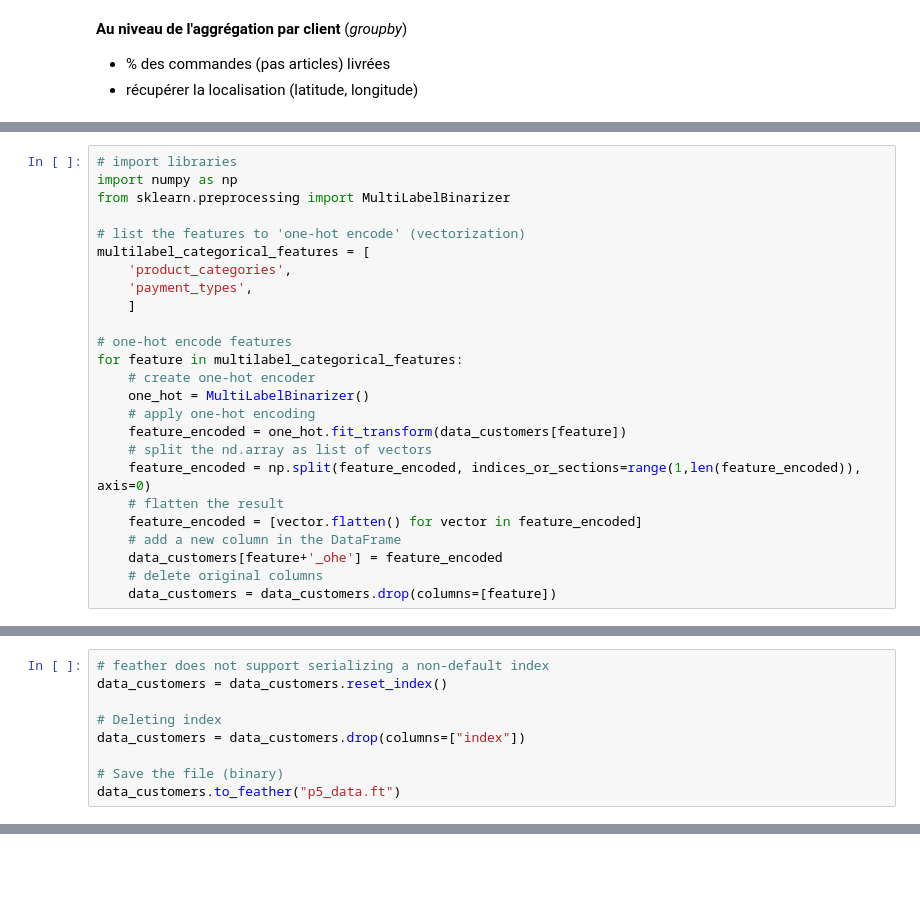
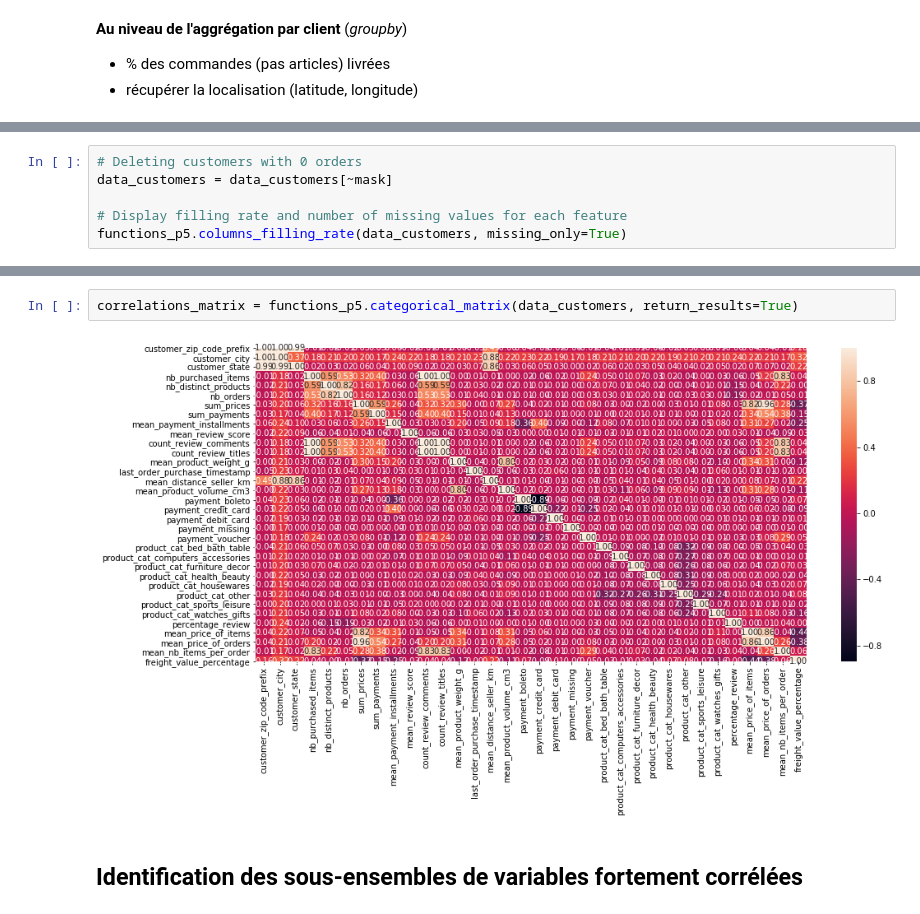
Before and after one commit to bayethiernodiop/Parcours-Data-Scientist, a Jupyter notebook: projet5/projet5_exploration.ipynb, the cells around one changed output, grey strips where cells are left out. Cells and saved outputs as stored; diff of their text form; blank space fills up the shorter version.

```diff
--- a/projet5/projet5_exploration.ipynb
+++ b/projet5/projet5_exploration.ipynb
@@ -719,0 +1436,6 @@ data_gb_order = data.groupby(by='order_id')[]
+# %%
+# Deleting customers with 0 orders
+data_customers = data_customers[~mask]
+
+# Display filling rate and number of missing values for each feature
+functions_p5.columns_filling_rate(data_customers, missing_only=True)
@@ -829,25 +1520,0 @@ for feature in nominal_categorical_features:
-# %%
-# import libraries
-import numpy as np
-from sklearn.preprocessing import MultiLabelBinarizer
-
-# list the features to 'one-hot encode' (vectorization)
-multilabel_categorical_features = [
-    'product_categories',
-    'payment_types',
-    ]
-
-# one-hot encode features
-for feature in multilabel_categorical_features:
-    # create one-hot encoder
-    one_hot = MultiLabelBinarizer()
-    # apply one-hot encoding
-    feature_encoded = one_hot.fit_transform(data_customers[feature])
-    # split the nd.array as list of vectors
-    feature_encoded = np.split(feature_encoded, indices_or_sections=range(1,len(feature_encoded)), axis=0)
-    # flatten the result
-    feature_encoded = [vector.flatten() for vector in feature_encoded]
-    # add a new column in the DataFrame
-    data_customers[feature+'_ohe'] = feature_encoded
-    # delete original columns
-    data_customers = data_customers.drop(columns=[feature])
@@ -906,9 +1520,0 @@ pandas_profiling.ProfileReport(data_customers)
-# %%
-# feather does not support serializing a non-default index
-data_customers = data_customers.reset_index()
-
-# Deleting index
-data_customers = data_customers.drop(columns=["index"])
-
-# Save the file (binary)
-data_customers.to_feather("p5_data.ft")
@@ -916,0 +1536,6 @@ ArrowNotImplementedError: ('Unsupported numpy type 22', 'Conversion failed for c
+# %%
+correlations_matrix = functions_p5.categorical_matrix(data_customers, return_results=True)
+# %% [output]
+[figure, added]
+# %% [markdown]
+## **Identification** des sous-ensembles de variables fortement corrélées
```
Also changed, not shown: parts of 218 cells of this notebook, 8 other files.
